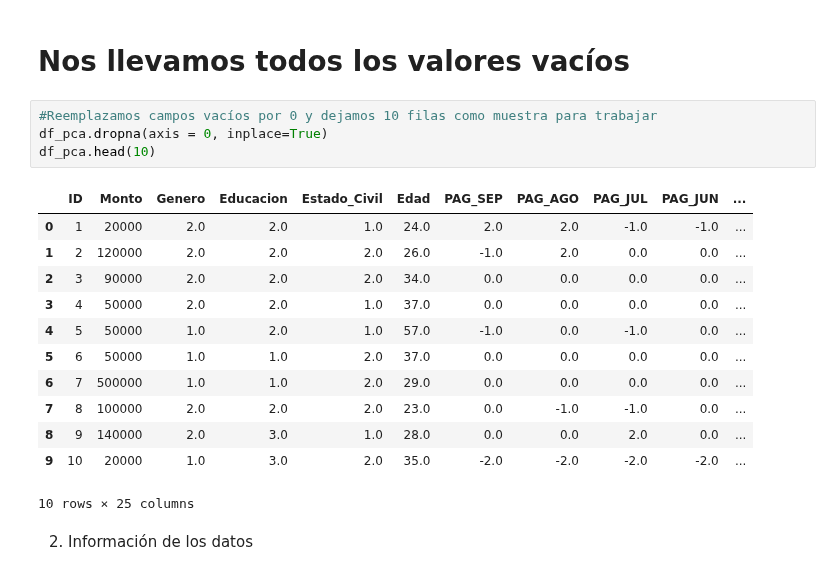
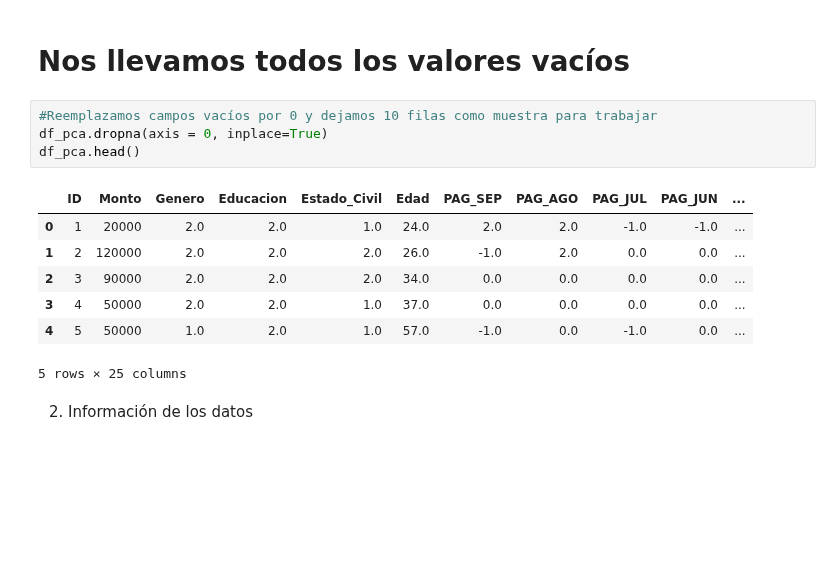
Before and after one commit to PosgradoMNA/actividades-de-aprendizaje-A01793918_HelmyMoreno, a Jupyter notebook: Actividad_Semanal_6_Visualización.ipynb, the cells around one changed output. Cells and saved outputs as stored; diff of their text form; blank space fills up the shorter version.

```diff
--- a/Actividad_Semanal_6_Visualización.ipynb
+++ b/Actividad_Semanal_6_Visualización.ipynb
@@ -104,20 +104,15 @@ df_pca.rename(columns = {"X1": "Monto", "X2": "Genero", "X3": "Educacion", "X4"
 # %%
 #Reemplazamos campos vacíos por 0 y dejamos 10 filas como muestra para trabajar
 df_pca.dropna(axis = 0, inplace=True)
-df_pca.head(10)
+df_pca.head()
 # %% [output]
 |  | ID | Monto | Genero | Educacion | Estado_Civil | Edad | PAG_SEP | PAG_AGO | PAG_JUL | PAG_JUN | ... |
 | 0 | 1 | 20000 | 2.0 | 2.0 | 1.0 | 24.0 | 2.0 | 2.0 | -1.0 | -1.0 | ... |
 | 1 | 2 | 120000 | 2.0 | 2.0 | 2.0 | 26.0 | -1.0 | 2.0 | 0.0 | 0.0 | ... |
 | 2 | 3 | 90000 | 2.0 | 2.0 | 2.0 | 34.0 | 0.0 | 0.0 | 0.0 | 0.0 | ... |
 | 3 | 4 | 50000 | 2.0 | 2.0 | 1.0 | 37.0 | 0.0 | 0.0 | 0.0 | 0.0 | ... |
 | 4 | 5 | 50000 | 1.0 | 2.0 | 1.0 | 57.0 | -1.0 | 0.0 | -1.0 | 0.0 | ... |
-| 5 | 6 | 50000 | 1.0 | 1.0 | 2.0 | 37.0 | 0.0 | 0.0 | 0.0 | 0.0 | ... |
-| 6 | 7 | 500000 | 1.0 | 1.0 | 2.0 | 29.0 | 0.0 | 0.0 | 0.0 | 0.0 | ... |
-| 7 | 8 | 100000 | 2.0 | 2.0 | 2.0 | 23.0 | 0.0 | -1.0 | -1.0 | 0.0 | ... |
-| 8 | 9 | 140000 | 2.0 | 3.0 | 1.0 | 28.0 | 0.0 | 0.0 | 2.0 | 0.0 | ... |
-| 9 | 10 | 20000 | 1.0 | 3.0 | 2.0 | 35.0 | -2.0 | -2.0 | -2.0 | -2.0 | ... |
-10 rows × 25 columns
+5 rows × 25 columns
 # %% [markdown]
 2. Información de los datos
 # %%
```
Also changed, not shown: parts of 5 cells of this notebook.
